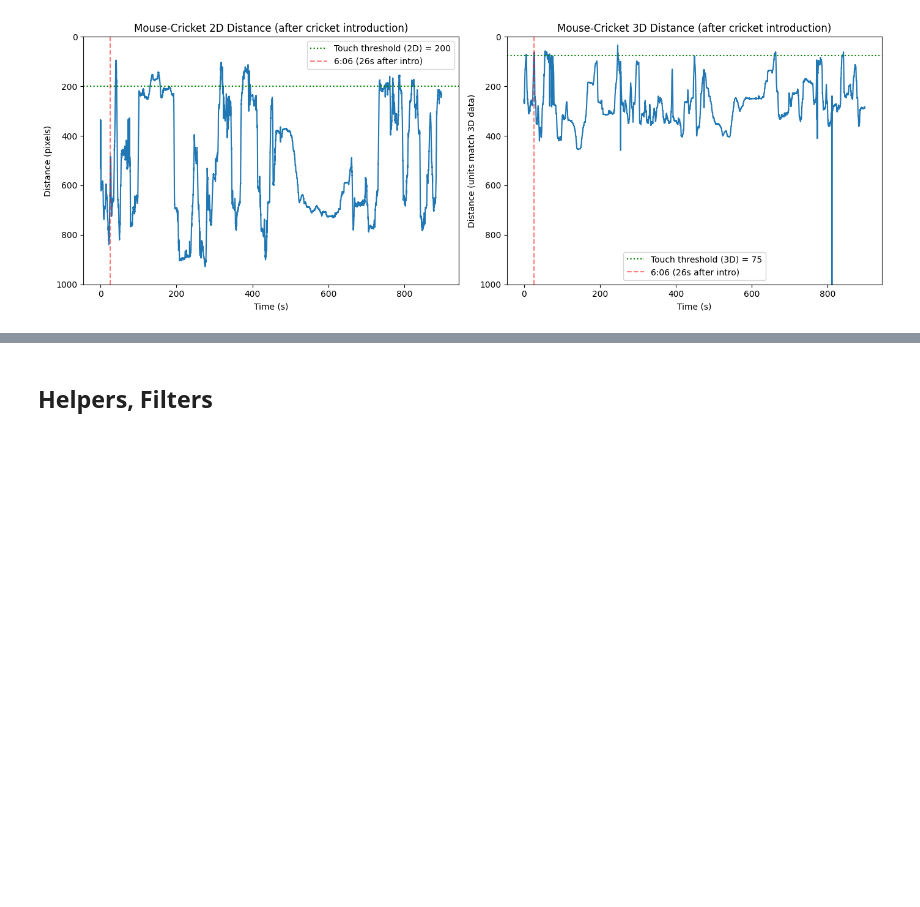
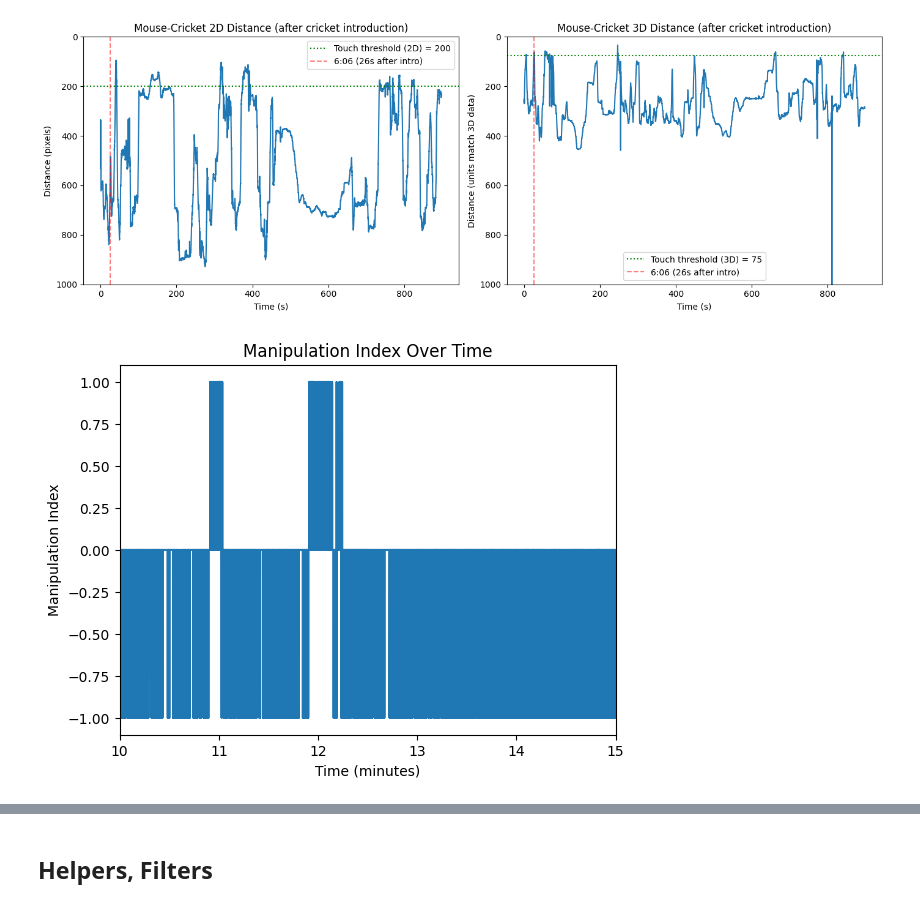
Before and after one commit to iurillilab/3d-setup, a Jupyter notebook: notebooks/feature_extraction.ipynb, the cells around one changed output, grey strips where cells are left out. Saved outputs shown, nothing was run; the diff lists cells and outputs as text; code cells hidden in the pictures; blank space fills up the shorter version.

```diff
--- a/notebooks/feature_extraction.ipynb
+++ b/notebooks/feature_extraction.ipynb
@@ -424,0 +505,15 @@ plt.show()
+# %%
+manipulation_index_paws = compute_manipulation_index_paws(data, distance_2d)
+# %%
+plt.figure()
+fps = 60
+n_frames = len(manipulation_index_paws)
+minutes = np.arange(n_frames) / (fps * 60)
+plt.plot(minutes, manipulation_index_paws)
+plt.xlabel('Time (minutes)')
+plt.ylabel('Manipulation Index')
+plt.title('Manipulation Index Over Time')
+plt.xlim(10, 15)
+plt.show()
+# %% [output]
+[figure, added]
```
Also changed, not shown: parts of 2 cells of this notebook, 4 other files.
